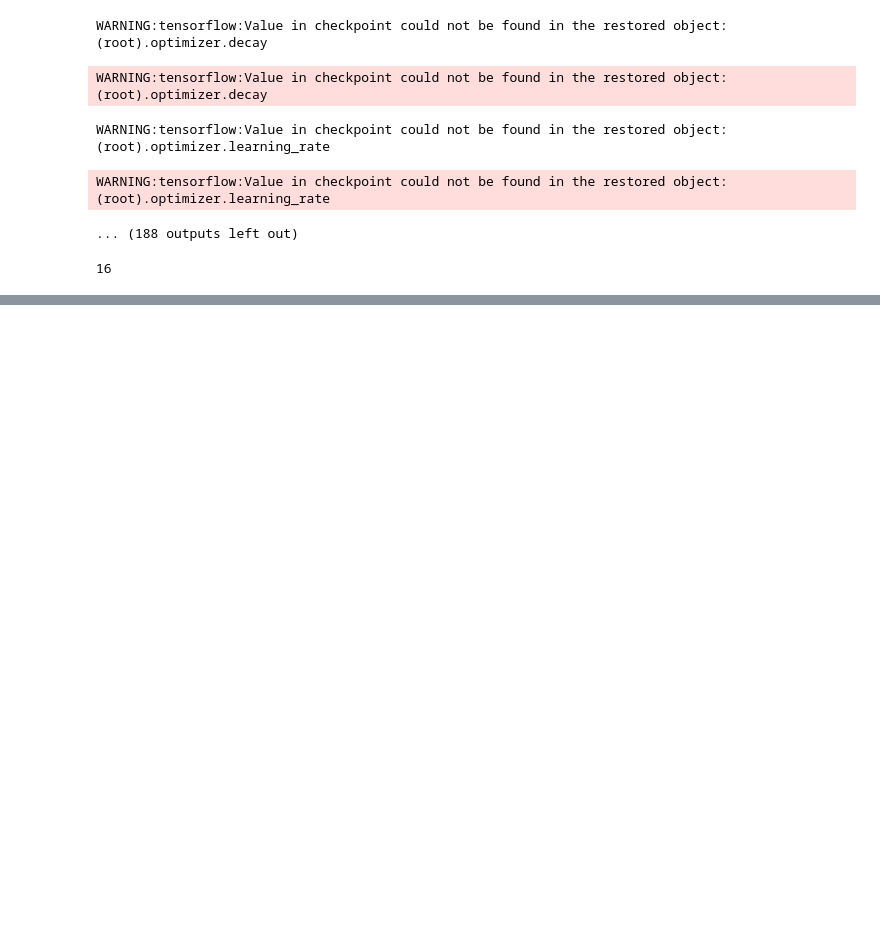
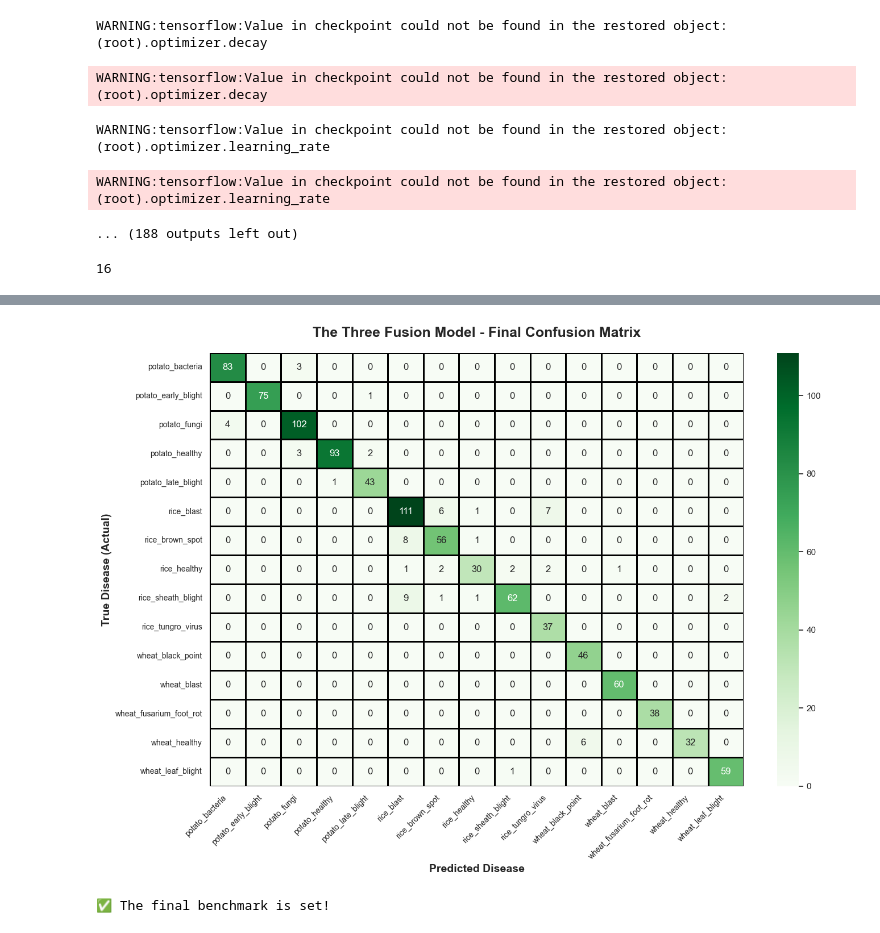
Before and after one commit to shihabpk99/AI-Powered-Crop-Disease-Detection-System, a Jupyter notebook: Final_attempt.ipynb, the cells around one changed output, grey strips where cells are left out. Cells and saved outputs as stored; diff of their text form; code cells hidden in the pictures; blank space fills up the shorter version.

Commit message:
Three Model Fusion final test and fixed

```diff
--- a/Final_attempt.ipynb
+++ b/Final_attempt.ipynb
@@ -1872,0 +1743,70 @@ Found 992 images belonging to 15 classes.
+# %%
+# ==========================================
+# CELL #29 - THE THREE FUSION EVALUATION
+# ==========================================
+import os
+import numpy as np
+import matplotlib.pyplot as plt
+import seaborn as sns
+from sklearn.metrics import classification_report, confusion_matrix
+from tensorflow.keras.preprocessing.image import ImageDataGenerator
+
+print("📁 Setting up the Unseen Test Data...")
+
+# 🚨 CRITICAL: Unscaled, Unshuffled generator for accurate testing
+test_datagen = ImageDataGenerator()
+test_gen = test_datagen.flow_from_directory(
+    r"D:\MasterDataset\test",
+    target_size=(224, 224),
+    batch_size=8,
+    class_mode='categorical',
+    shuffle=False
+)
+
+print("\n🧠 Loading the best brain weights into the CEO...")
+boss_path = r"D:\Final_Experiment\The_Three_Fusion_Best_Weights.h5"
+three_fusion_model.load_weights(boss_path)
+
+# 1. THE ULTIMATE TEST
+print("\n📊 Running final evaluation on unseen crops...")
+loss, accuracy = three_fusion_model.evaluate(test_gen, verbose=1)
+print(f"\n🏆 THE THREE FUSION FINAL TEST ACCURACY: {accuracy * 100:.2f}%")
+
+# 2. GENERATE PREDICTIONS
+print("\n🕵️‍♂️ Generating final predictions...")
+test_gen.reset()
+predictions = three_fusion_model.predict(test_gen, verbose=1)
+
+predicted_classes = np.argmax(predictions, axis=1)
+true_classes = test_gen.classes
+class_labels = list(test_gen.class_indices.keys())
+
+# 3. PRINT MASTER CLASSIFICATION REPORT
+print("\n📄 --- FINAL FUSION REPORT ---")
+report = classification_report(true_classes, predicted_classes, target_names=class_labels)
+print(report)
+
+# 4. PLOT THE ULTIMATE CONFUSION MATRIX
+print("\n🎨 Plotting The Final Matrix...")
+cm = confusion_matrix(true_classes, predicted_classes)
+
+plt.figure(figsize=(14, 10))
+sns.set_theme(style="whitegrid")
+
+# Using a deep, rich 'Purples' or 'Greens' palette for the final model
+heatmap = sns.heatmap(cm, annot=True, fmt='d', cmap='Greens',
+                      xticklabels=class_labels,
+                      yticklabels=class_labels,
+                      linewidths=1, linecolor='black')
+
+plt.title('The Three Fusion Model - Final Confusion Matrix', fontsize=18, fontweight='bold', pad=20)
+plt.xlabel('Predicted Disease', fontsize=14, fontweight='bold')
+plt.ylabel('True Disease (Actual)', fontsize=14, fontweight='bold')
+plt.xticks(rotation=45, ha='right', fontsize=10)
+plt.yticks(rotation=0, fontsize=10)
+
+plt.tight_layout()
+plt.show()
+
+print("✅ The final benchmark is set!")
+# %% [output]
@@ -1872,0 +1830,2 @@ Found 992 images belonging to 15 classes.
+[figure, added]
+✅ The final benchmark is set!
```
Also changed, not shown: parts of 12 cells of this notebook.
